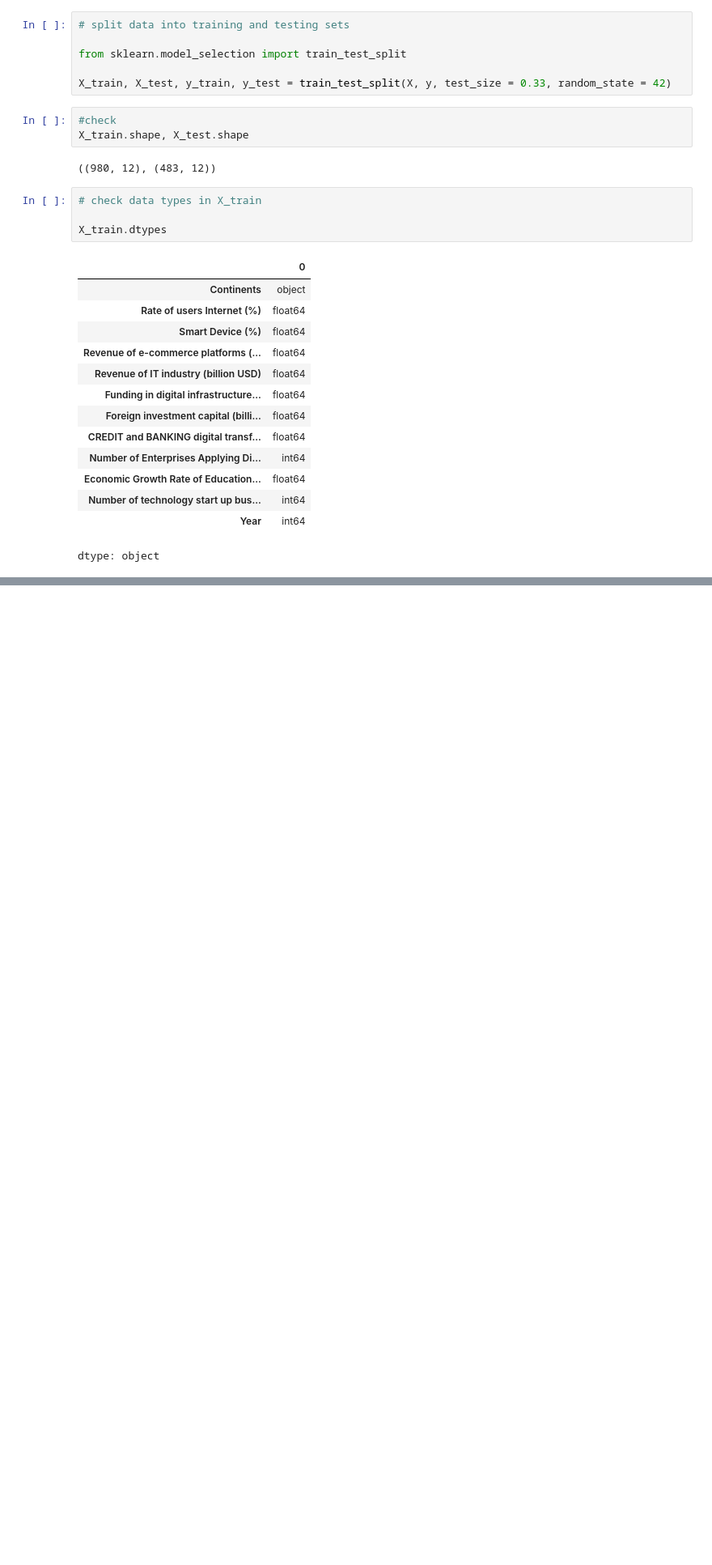
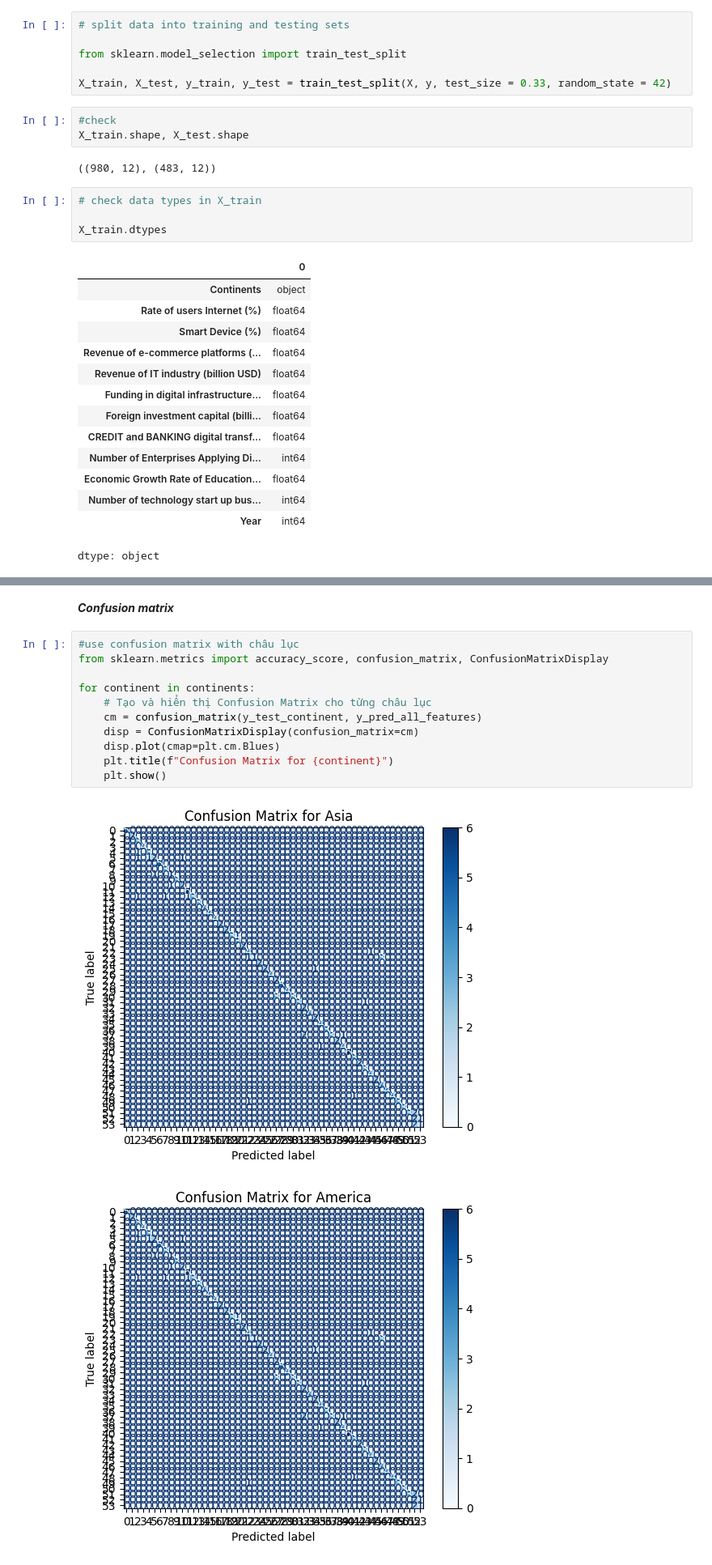
Before and after one commit to TheViet298/train_data_ttcs, a Jupyter notebook: ttcs1.ipynb, the cells around one changed output, grey strips where cells are left out. Shown at 81% size. Cells and saved outputs as stored; diff of their text form; blank space fills up the shorter version.

```diff
--- a/ttcs1.ipynb
+++ b/ttcs1.ipynb
@@ -424,0 +440,16 @@ plt.show()
+# %% [markdown]
+***Confusion matrix***
+# %%
+#use confusion matrix with châu lục
+from sklearn.metrics import accuracy_score, confusion_matrix, ConfusionMatrixDisplay
+
+for continent in continents:
+    # Tạo và hiển thị Confusion Matrix cho từng châu lục
+    cm = confusion_matrix(y_test_continent, y_pred_all_features)
+    disp = ConfusionMatrixDisplay(confusion_matrix=cm)
+    disp.plot(cmap=plt.cm.Blues)
+    plt.title(f"Confusion Matrix for {continent}")
+    plt.show()
+# %% [output]
+[figure, added]
+[figure, added]
```
Also changed, not shown: parts of 38 cells of this notebook.
